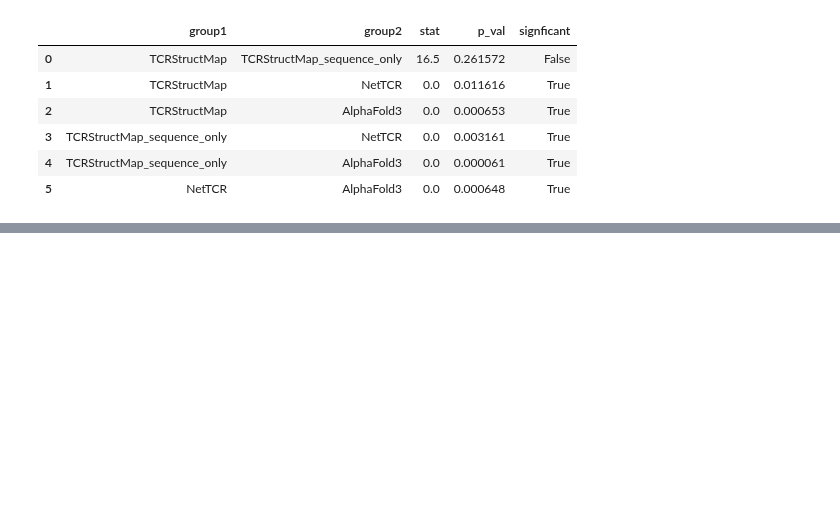
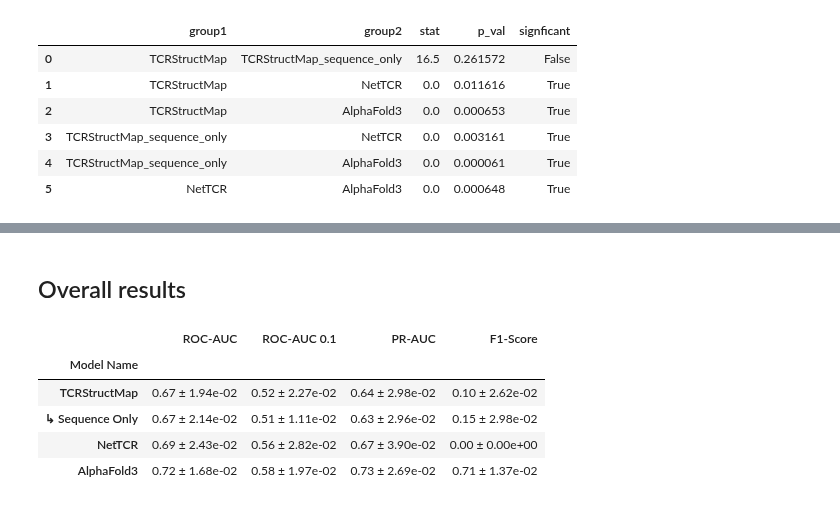
Before and after one commit to benjiemc/tcr-antigen-prediction, a Jupyter notebook: notebooks/benchmark_model_performance_against_af3.ipynb, the cells around one changed output, grey strips where cells are left out. Cells and saved outputs as stored; diff of their text form; code cells hidden in the pictures; blank space fills up the shorter version.

Commit message:
Add metrics table to notebook

```diff
--- a/notebooks/benchmark_model_performance_against_af3.ipynb
+++ b/notebooks/benchmark_model_performance_against_af3.ipynb
@@ -412,0 +560,28 @@ pd.DataFrame(results)
+# %% [markdown]
+## Overall results
+# %%
+results = pd.concat([roc_results_agg, pr_results_agg, f1_results_agg], axis=1)
+results_means = pd.concat([roc_results_agg_means, pr_results_agg_means, f1_results_agg_means], axis=1)
+
+styler = results.style
+styler = styler.format(precision=2)
+styler = styler.set_table_styles([{'selector': '.row_heading', 'props': [('text-align', 'left')]}])
+
+
+def highlight_max(series: pd.Series, ref_vals: pd.Series) -> list[str]:
+    is_max = series.index == ref_vals.idxmax()
+    return ['font-weight: bold' if v else '' for v in is_max]
+
+
+for col in results.columns:
+    column_name = col.lower().replace(' ', '_').replace('-', '_').replace('.', '')
+    styler = styler.apply(highlight_max, ref_vals=results_means[column_name], subset=[col])
+
+styler
+# %% [output]
+|  | ROC-AUC | ROC-AUC 0.1 | PR-AUC | F1-Score |
+| Model Name |  |  |  |  |
+| TCRStructMap | 0.67 ± 1.94e-02 | 0.52 ± 2.27e-02 | 0.64 ± 2.98e-02 | 0.10 ± 2.62e-02 |
+| ↳ Sequence Only | 0.67 ± 2.14e-02 | 0.51 ± 1.11e-02 | 0.63 ± 2.96e-02 | 0.15 ± 2.98e-02 |
+| NetTCR | 0.69 ± 2.43e-02 | 0.56 ± 2.82e-02 | 0.67 ± 3.90e-02 | 0.00 ± 0.00e+00 |
+| AlphaFold3 | 0.72 ± 1.68e-02 | 0.58 ± 1.97e-02 | 0.73 ± 2.69e-02 | 0.71 ± 1.37e-02 |
```
Also changed, not shown: parts of 7 cells of this notebook.
